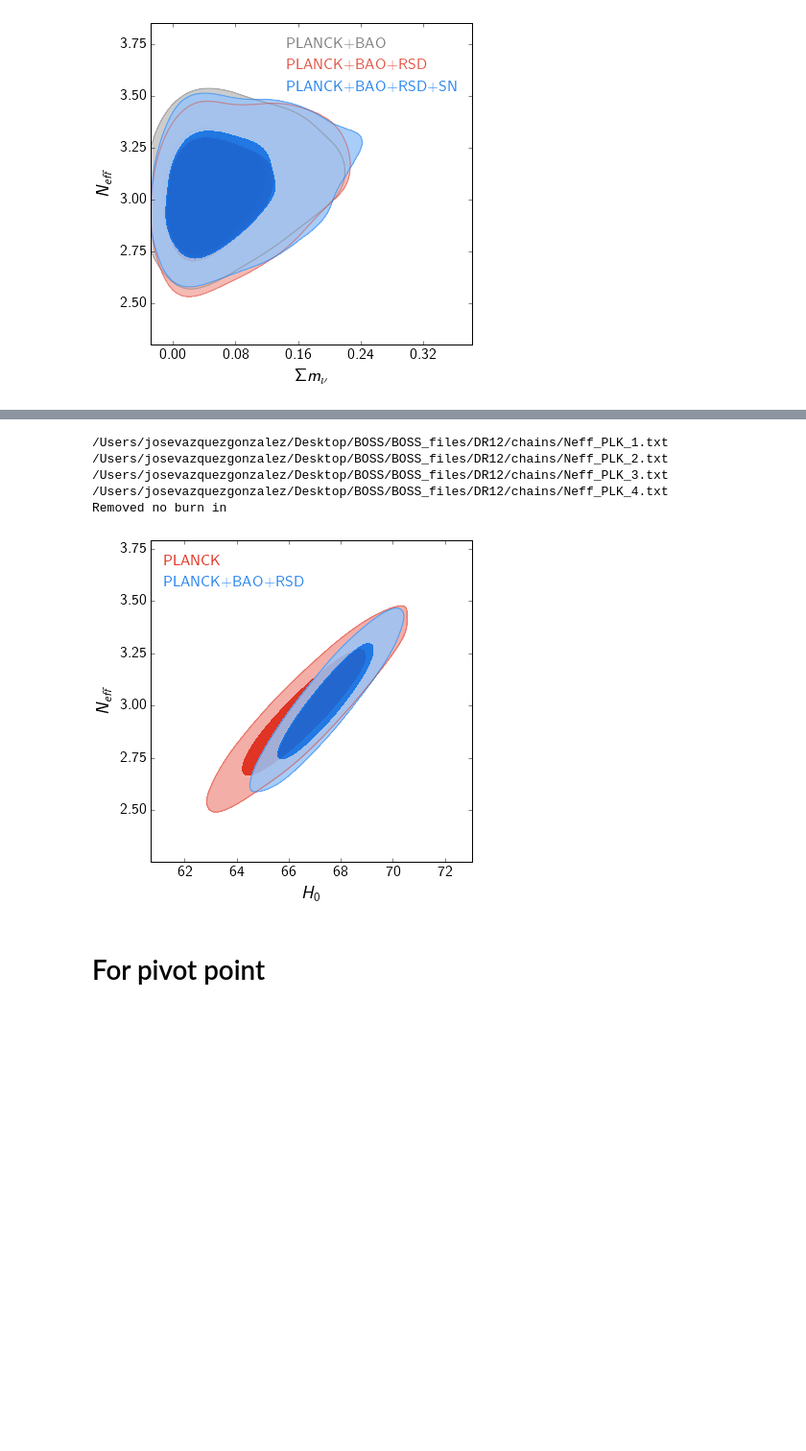
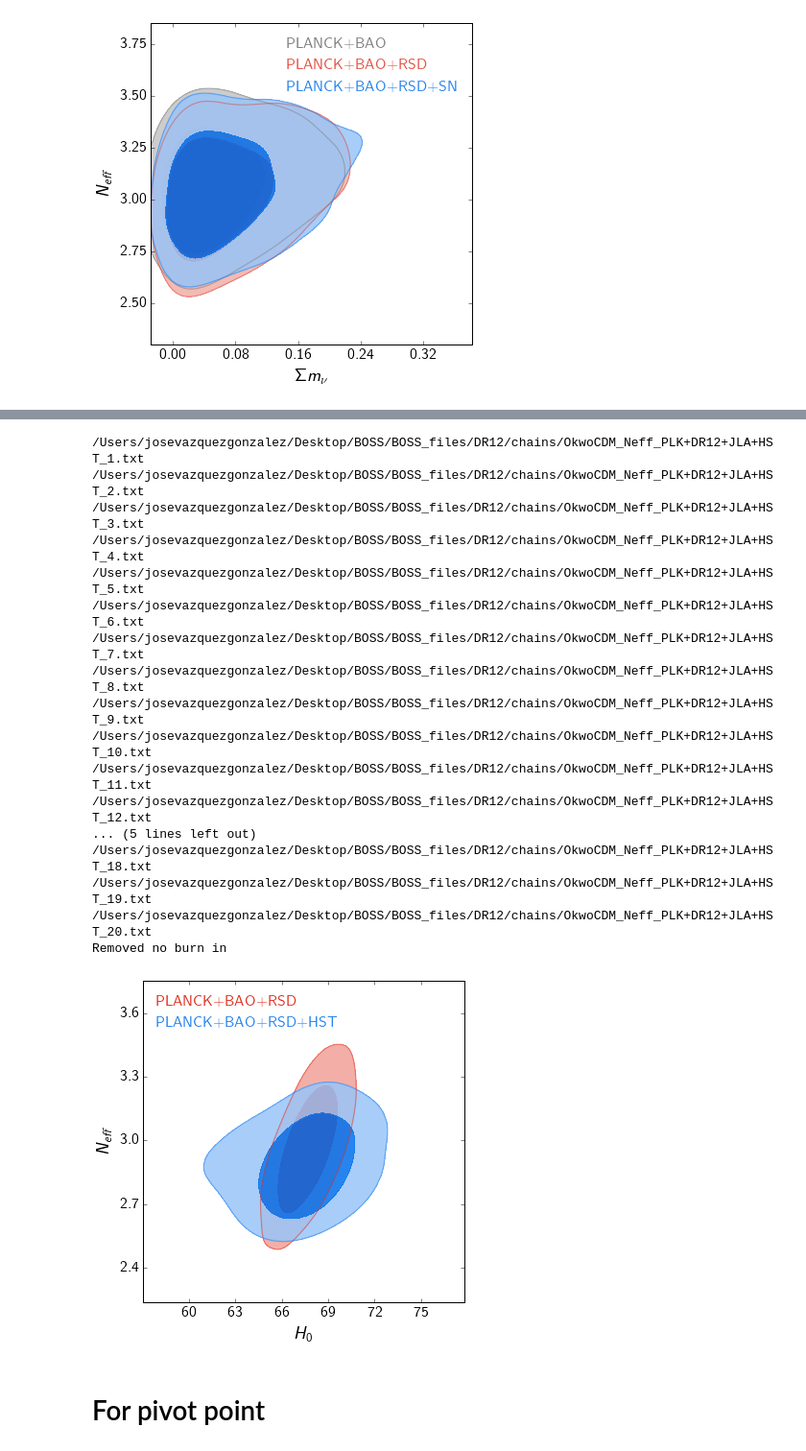
Before and after one commit to ja-vazquez/BOSS_files, a Jupyter notebook: DR12/dr12_constraints.ipynb, the cells around one changed output, grey strips where cells are left out. Shown: that part at 96% size. Cells and saved outputs as stored; diff of their text form; code cells hidden in the pictures; blank space fills up the shorter version.

```diff
--- a/DR12/dr12_constraints.ipynb
+++ b/DR12/dr12_constraints.ipynb
@@ -291,29 +438,42 @@ g.add_legend(['PLANCK+BAO', 'PLANCK+BAO+RSD', 'PLANCK+BAO+RSD+SN'],
 # %%
-roots = ['Neff_PLK', 'Neff_PLK+DR12']
+roots = ['OkwoCDM_Neff_PLK+DR12+JLA', 'OkwoCDM_Neff_PLK+DR12+JLA+HST']
 
 g= plots.getSinglePlotter(chain_dir = dir_name, ratio=1., analysis_settings={'smooth_scale_2D': -1})
+
+#plt.errorbar(73.7 , 2.3, xerr=2.3)
 g.plot_2d(roots, param_pair=['H0','nnu'], filled=True, legend_labels=False, line_args={'lw':2,  'ls':'-'})
+
 
 #g = plots.getSubplotPlotter(chain_dir= dir_name, width_inch=16, analysis_settings={'smooth_scale_2D': -1.})
 g.settings.axes_fontsize = 20
 g.settings.lab_fontsize = 25
 g.settings.alpha_filled_add =0.9
 g.add_y_marker(0)
 g.add_x_marker(-1)
 
-#g.plots_2d(roots, param_pairs=[['omegak','w'], ['omegak','H0'], ['w','H0']], nx=3, filled=True,
-#           legend_labels=False, line_args={'lw':2,  'ls':'-'})"
 
-g.add_legend(['PLANCK', 'PLANCK+BAO+RSD'],
+g.add_legend(['PLANCK+BAO+RSD', 'PLANCK+BAO+RSD+HST'],
              colored_text=True,  legend_loc='upper left')
 g.export('Neff_all.pdf')
 # %% [output]
-/Users/josevazquezgonzalez/Desktop/BOSS/BOSS_files/DR12/chains/Neff_PLK_1.txt
-/Users/josevazquezgonzalez/Desktop/BOSS/BOSS_files/DR12/chains/Neff_PLK_2.txt
-/Users/josevazquezgonzalez/Desktop/BOSS/BOSS_files/DR12/chains/Neff_PLK_3.txt
-/Users/josevazquezgonzalez/Desktop/BOSS/BOSS_files/DR12/chains/Neff_PLK_4.txt
+/Users/josevazquezgonzalez/Desktop/BOSS/BOSS_files/DR12/chains/OkwoCDM_Neff_PLK+DR12+JLA+HST_1.txt
+/Users/josevazquezgonzalez/Desktop/BOSS/BOSS_files/DR12/chains/OkwoCDM_Neff_PLK+DR12+JLA+HST_2.txt
+/Users/josevazquezgonzalez/Desktop/BOSS/BOSS_files/DR12/chains/OkwoCDM_Neff_PLK+DR12+JLA+HST_3.txt
+/Users/josevazquezgonzalez/Desktop/BOSS/BOSS_files/DR12/chains/OkwoCDM_Neff_PLK+DR12+JLA+HST_4.txt
+/Users/josevazquezgonzalez/Desktop/BOSS/BOSS_files/DR12/chains/OkwoCDM_Neff_PLK+DR12+JLA+HST_5.txt
+/Users/josevazquezgonzalez/Desktop/BOSS/BOSS_files/DR12/chains/OkwoCDM_Neff_PLK+DR12+JLA+HST_6.txt
+/Users/josevazquezgonzalez/Desktop/BOSS/BOSS_files/DR12/chains/OkwoCDM_Neff_PLK+DR12+JLA+HST_7.txt
+/Users/josevazquezgonzalez/Desktop/BOSS/BOSS_files/DR12/chains/OkwoCDM_Neff_PLK+DR12+JLA+HST_8.txt
+/Users/josevazquezgonzalez/Desktop/BOSS/BOSS_files/DR12/chains/OkwoCDM_Neff_PLK+DR12+JLA+HST_9.txt
+/Users/josevazquezgonzalez/Desktop/BOSS/BOSS_files/DR12/chains/OkwoCDM_Neff_PLK+DR12+JLA+HST_10.txt
+/Users/josevazquezgonzalez/Desktop/BOSS/BOSS_files/DR12/chains/OkwoCDM_Neff_PLK+DR12+JLA+HST_11.txt
+/Users/josevazquezgonzalez/Desktop/BOSS/BOSS_files/DR12/chains/OkwoCDM_Neff_PLK+DR12+JLA+HST_12.txt
+... (5 lines left out)
+/Users/josevazquezgonzalez/Desktop/BOSS/BOSS_files/DR12/chains/OkwoCDM_Neff_PLK+DR12+JLA+HST_18.txt
+/Users/josevazquezgonzalez/Desktop/BOSS/BOSS_files/DR12/chains/OkwoCDM_Neff_PLK+DR12+JLA+HST_19.txt
+/Users/josevazquezgonzalez/Desktop/BOSS/BOSS_files/DR12/chains/OkwoCDM_Neff_PLK+DR12+JLA+HST_20.txt
 Removed no burn in
-[figure, old version]
+[figure, new version]
 # %% [markdown]
 # For pivot point
 # %%
```
Also changed, not shown: parts of 9 cells of this notebook, 2 other files.
